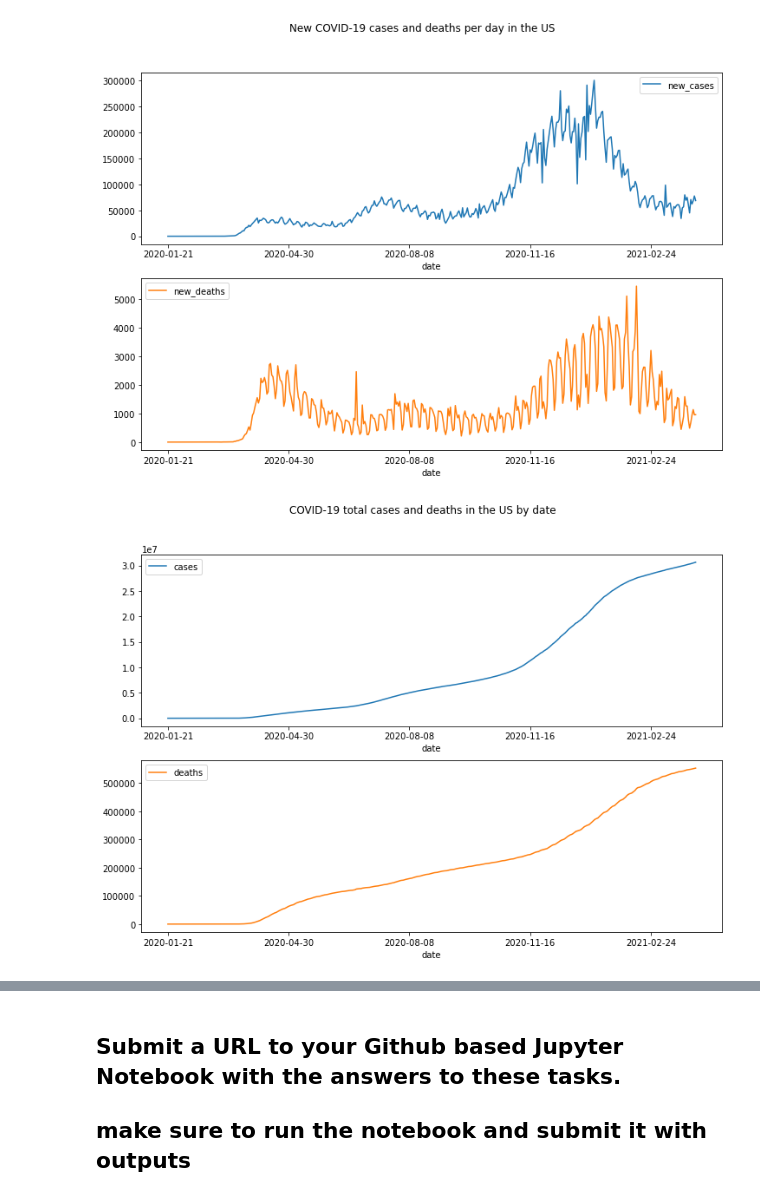
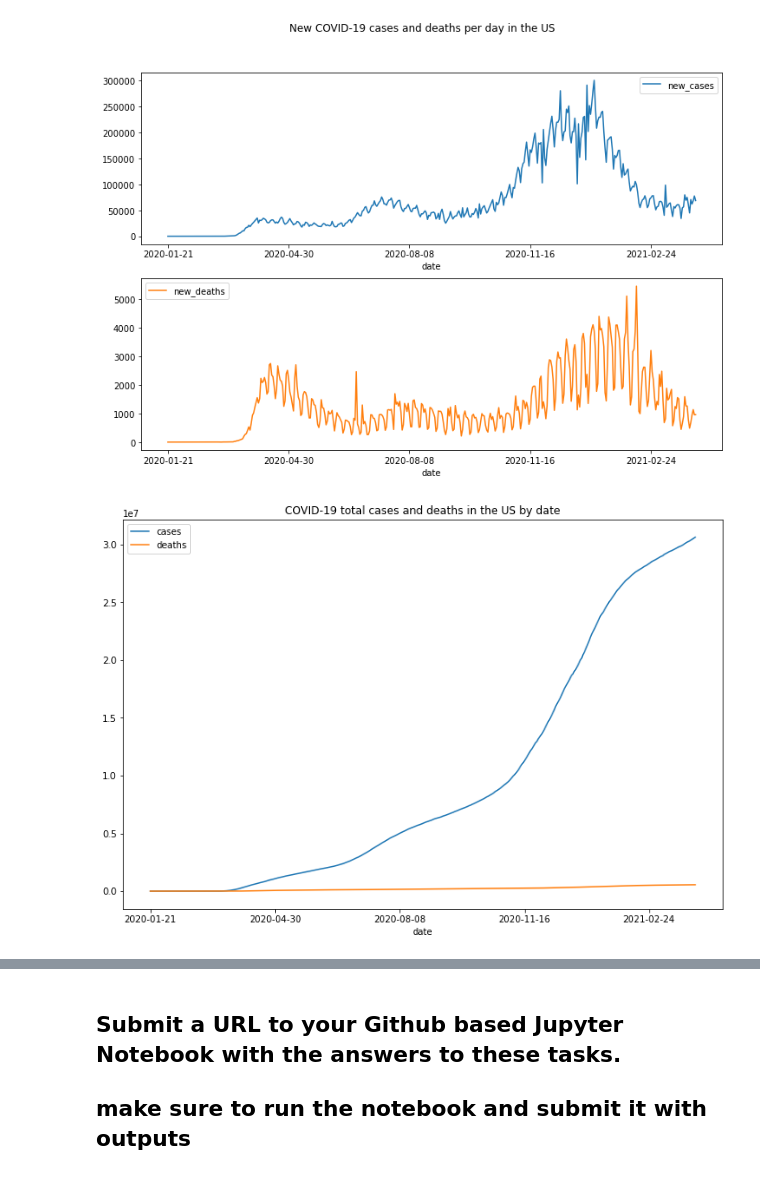
Before and after one commit to jingjingge/computing4sue, a Jupyter notebook: class_8/class_8.ipynb, the cells around one changed output, grey strips where cells are left out. Saved outputs shown, nothing was run; the diff lists cells and outputs as text; code cells hidden in the pictures.

```diff
--- a/class_8/class_8.ipynb
+++ b/class_8/class_8.ipynb
@@ -894,7 +899,7 @@ covidUS_new_day_new_plot = covidUS_new_day_new.plot.line(subplots = True, figsiz
 # %%
 #selected columns of the data, cumulative cases and deaths
 covidUS_new_day_total = covidUS_new_day[['cases','deaths']]
-covidUS_new_day_total_plot = covidUS_new_day_total.plot.line(subplots = True, figsize=(12,8), sharex = False,
+covidUS_new_day_total_plot = covidUS_new_day_total.plot.line(figsize=(12,8), sharex = False,
                                   title = "COVID-19 total cases and deaths in the US by date")
 # %% [output]
-[figure, old version]
+[figure, new version]
```
Also changed, not shown: parts of 3 cells of this notebook, 1 other file.
